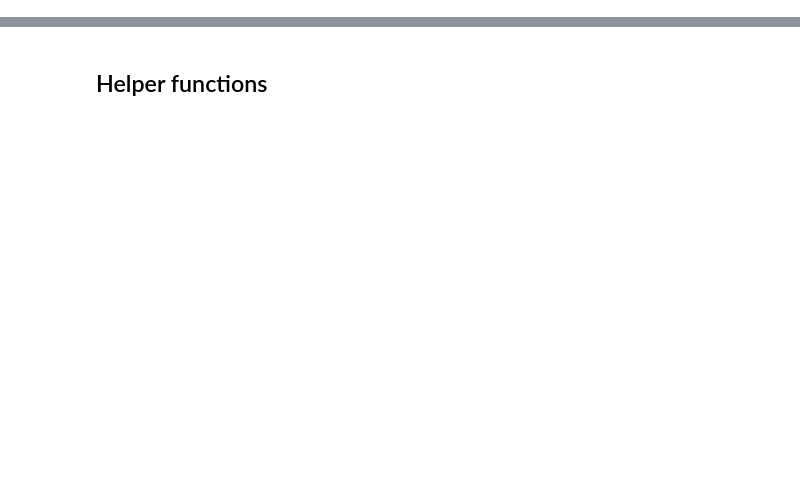
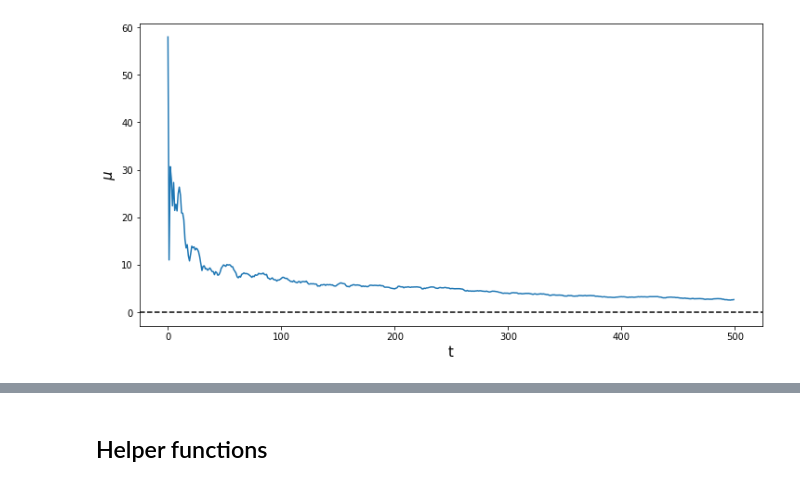
Before and after one commit to dvdblk/abm-project, a Jupyter notebook: notebooks/src_mg.ipynb, the cells around one changed output, grey strips where cells are left out. Saved outputs shown, nothing was run; the diff lists cells and outputs as text; code cells hidden in the pictures; blank space fills up the shorter version.

```diff
--- a/notebooks/src_mg.ipynb
+++ b/notebooks/src_mg.ipynb
@@ -2,0 +71,11 @@
+# %%
+fig, ax = plt.subplots(figsize=(12, 6))
+
+ax.axhline(y=0, color="k", linestyle="--")
+ax.plot(times, mean_At, label=r"$\mu$")
+ax.set_xlabel("t",fontsize=15)
+ax.set_ylabel(r"$\mu $",fontsize=15)
+
+plt.show()
+# %% [output]
+[figure, added]
```
Also changed, not shown: parts of 14 cells of this notebook.
